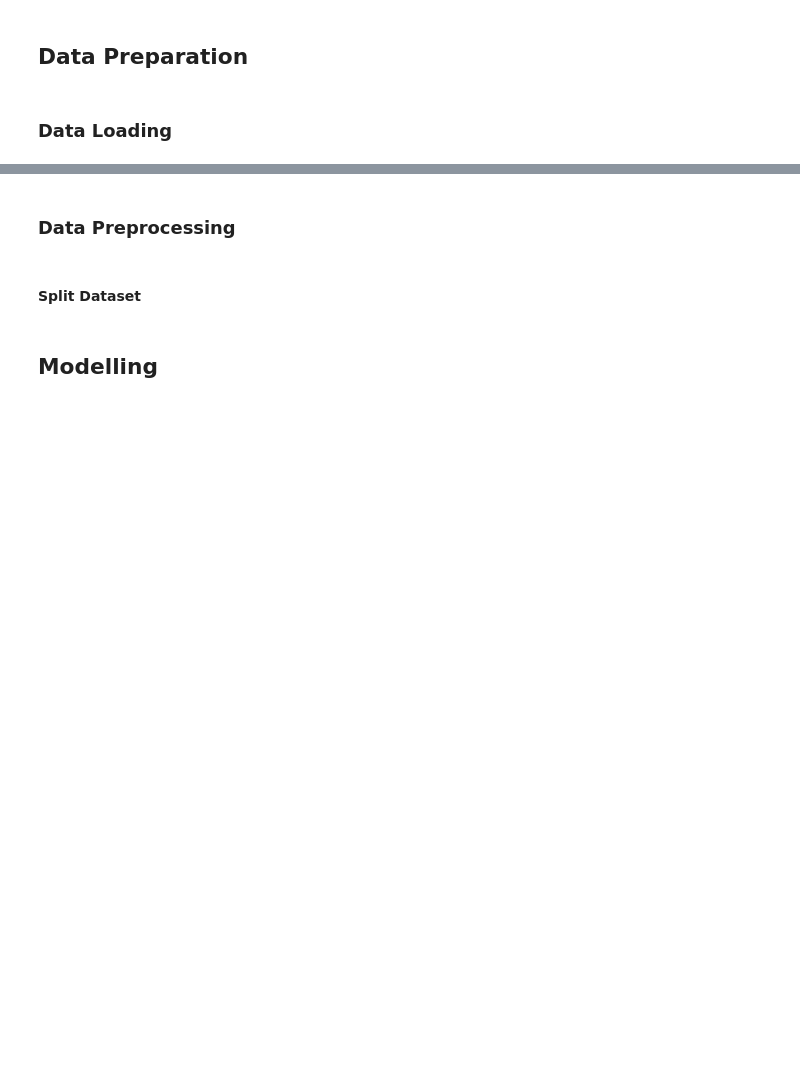
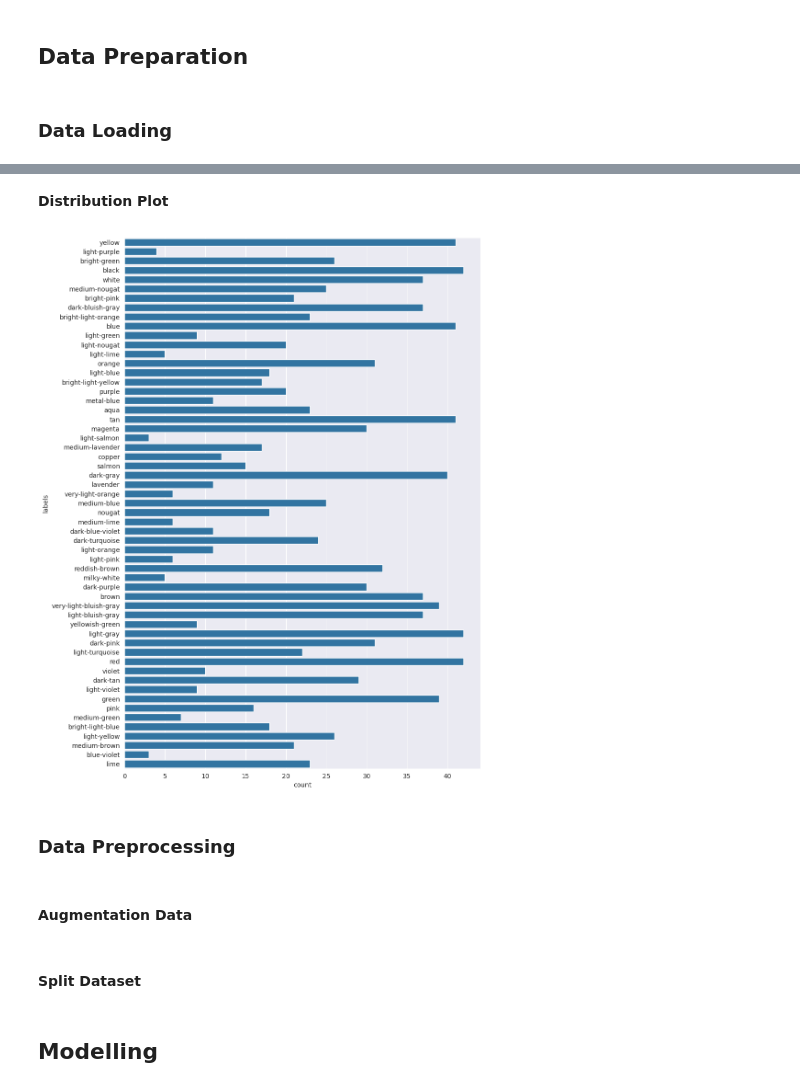
Before and after one commit to Refanz/colors-image-classification, a Jupyter notebook: notebook.ipynb, the cells around one changed output, grey strips where cells are left out. Saved outputs shown, nothing was run; the diff lists cells and outputs as text; code cells hidden in the pictures; blank space fills up the shorter version.

```diff
--- a/notebook.ipynb
+++ b/notebook.ipynb
@@ -12,2 +158,35 @@
+# %% [markdown]
+**Distribution Plot**
+# %%
+# Mendefinisikan path sumber
+color_path = "colors-dataset/"
+
+# Membuat daftar yang menyimpan data untuk setiap nama file, path filem dan label dalam data
+file_name = []
+labels = []
+full_path = []
+
+# Mendapatkan nama file gambar, path file, dan label satu per satu dengan looping, dan simpan sebagai DataFrame
+for path, subdirs, files in os.walk(color_path):
+    for name in files:
+        full_path.append(os.path.join(path, name))
+        labels.append(path.split('/')[-1])
+        file_name.append(name)
+
+distribution_train = pd.DataFrame({
+    'path': full_path,
+    'file_name': file_name,
+    'labels': labels
+})
+
+# Plot distribusi gambar setiap kelas
+label = distribution_train['labels']
+plt.figure(figsize=(10, 15))
+sns.set_style("darkgrid")
+plot_data = sns.countplot(label)
+# %% [output]
+[figure, added]
 # %% [markdown]
 ### Data Preprocessing
+# %% [markdown]
+#### Augmentation Data
```
Also changed, not shown: parts of 9 cells of this notebook, 2 other files.
